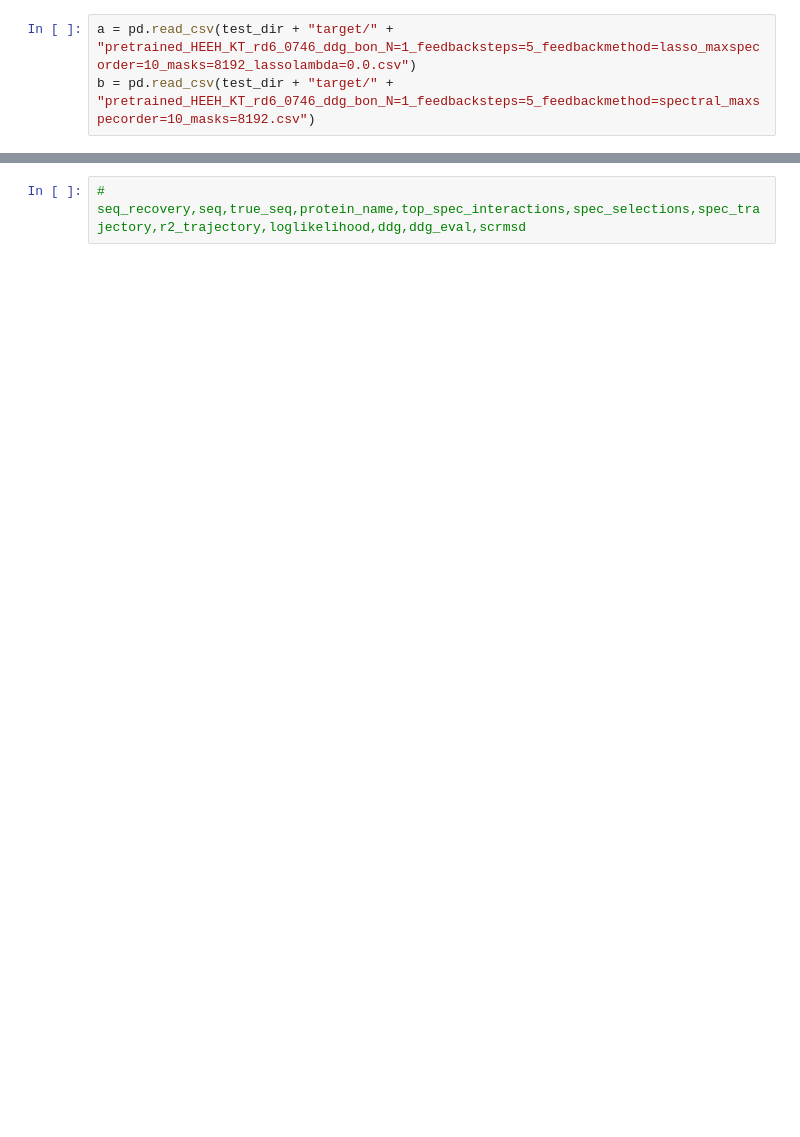
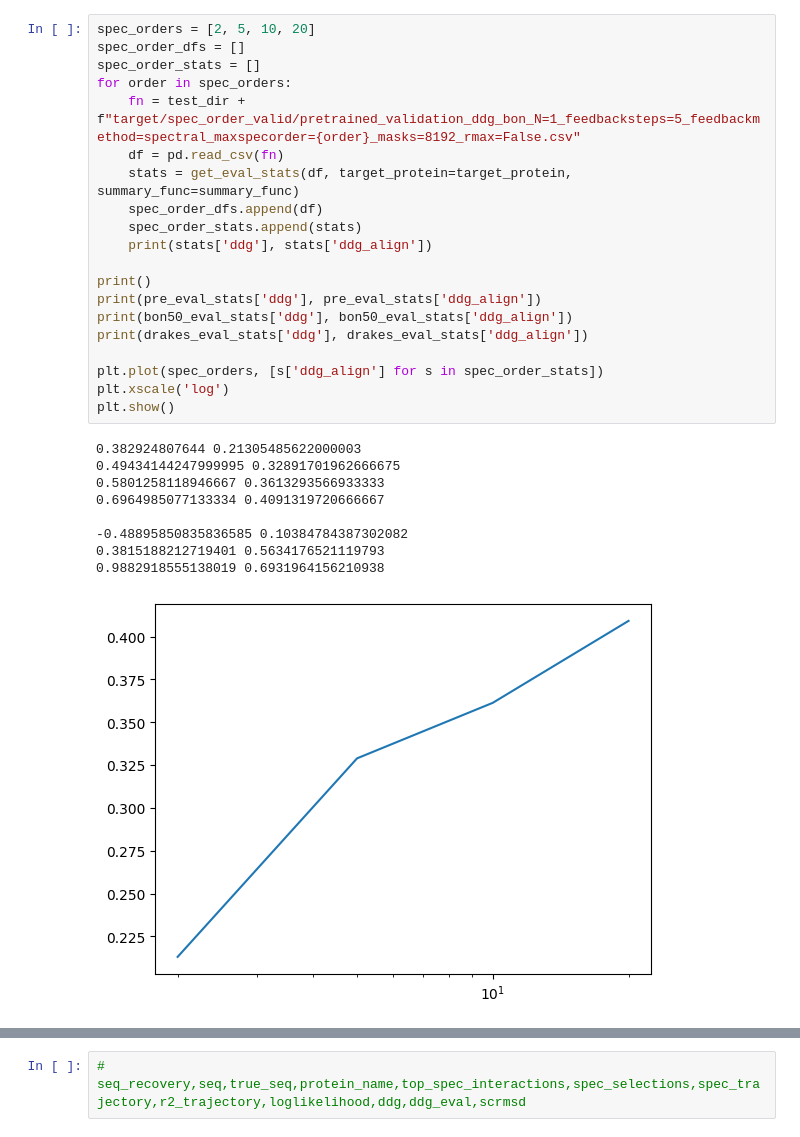
Before and after one commit to shainotshy1/BLISS_Experiments, a Jupyter notebook: DRAKES/analyze_new_spectral.ipynb, the cells around one changed output, grey strips where cells are left out. Drawn from its saved outputs; the diff is of its cells as text; blank space fills up the shorter version.

```diff
--- a/DRAKES/analyze_new_spectral.ipynb
+++ b/DRAKES/analyze_new_spectral.ipynb
@@ -103,3 +72,30 @@ ex10_ll_eval_stats = get_eval_stats(ex10_ll_df, target_protein=target_protein, s
-# %%
-a = pd.read_csv(test_dir + "target/" + "pretrained_HEEH_KT_rd6_0746_ddg_bon_N=1_feedbacksteps=5_feedbackmethod=lasso_maxspecorder=10_masks=8192_lassolambda=0.0.csv")
-b = pd.read_csv(test_dir + "target/" + "pretrained_HEEH_KT_rd6_0746_ddg_bon_N=1_feedbacksteps=5_feedbackmethod=spectral_maxspecorder=10_masks=8192.csv")
+# %%
+spec_orders = [2, 5, 10, 20]
+spec_order_dfs = []
+spec_order_stats = []
+for order in spec_orders:
+    fn = test_dir + f"target/spec_order_valid/pretrained_validation_ddg_bon_N=1_feedbacksteps=5_feedbackmethod=spectral_maxspecorder={order}_masks=8192_rmax=False.csv"
+    df = pd.read_csv(fn)
+    stats = get_eval_stats(df, target_protein=target_protein, summary_func=summary_func)
+    spec_order_dfs.append(df)
+    spec_order_stats.append(stats)
+    print(stats['ddg'], stats['ddg_align'])
+
+print()
+print(pre_eval_stats['ddg'], pre_eval_stats['ddg_align'])
+print(bon50_eval_stats['ddg'], bon50_eval_stats['ddg_align'])
+print(drakes_eval_stats['ddg'], drakes_eval_stats['ddg_align'])
+
+plt.plot(spec_orders, [s['ddg_align'] for s in spec_order_stats])
+plt.xscale('log')
+plt.show()
+# %% [output]
+0.382924807644 0.21305485622000003
+0.49434144247999995 0.32891701962666675
+0.5801258118946667 0.3613293566933333
+0.6964985077133334 0.4091319720666667
+
+-0.48895850835836585 0.10384784387302082
+0.3815188212719401 0.5634176521119793
+0.9882918555138019 0.6931964156210938
+[figure, added]
```
Also changed, not shown: parts of 39 cells of this notebook.
